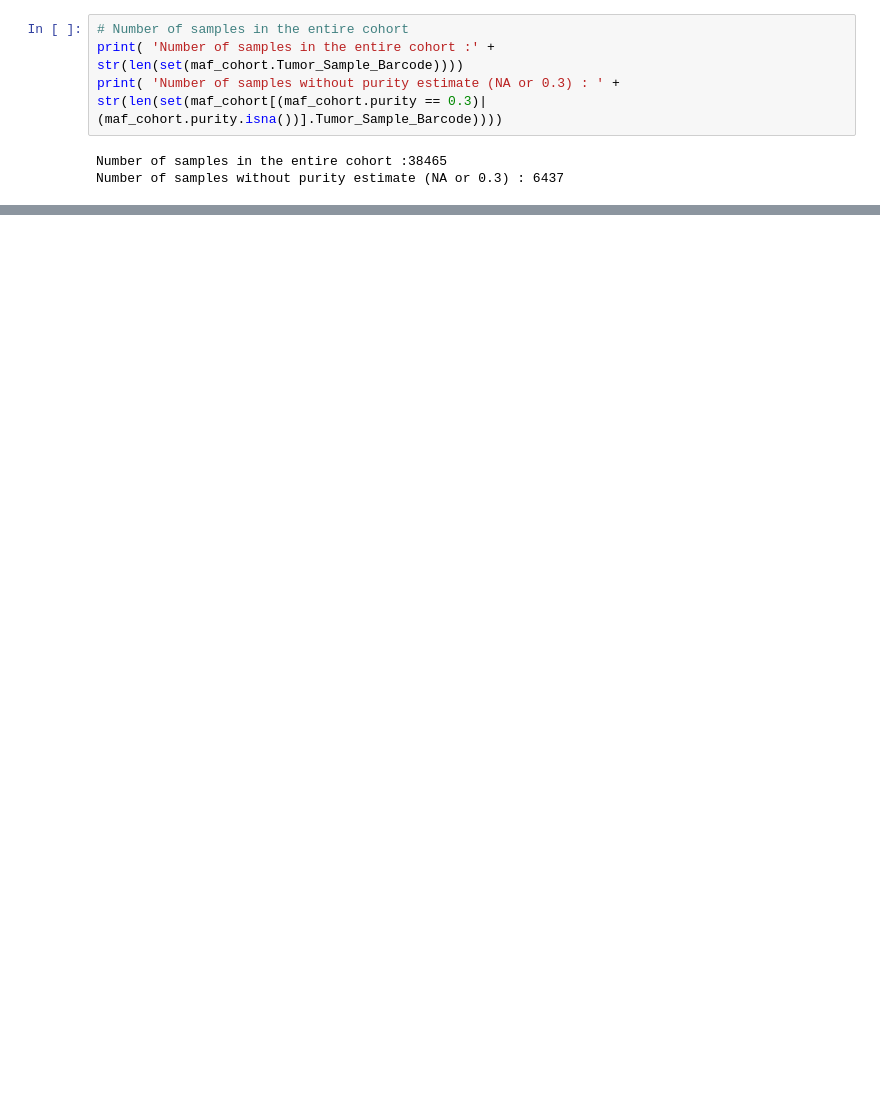
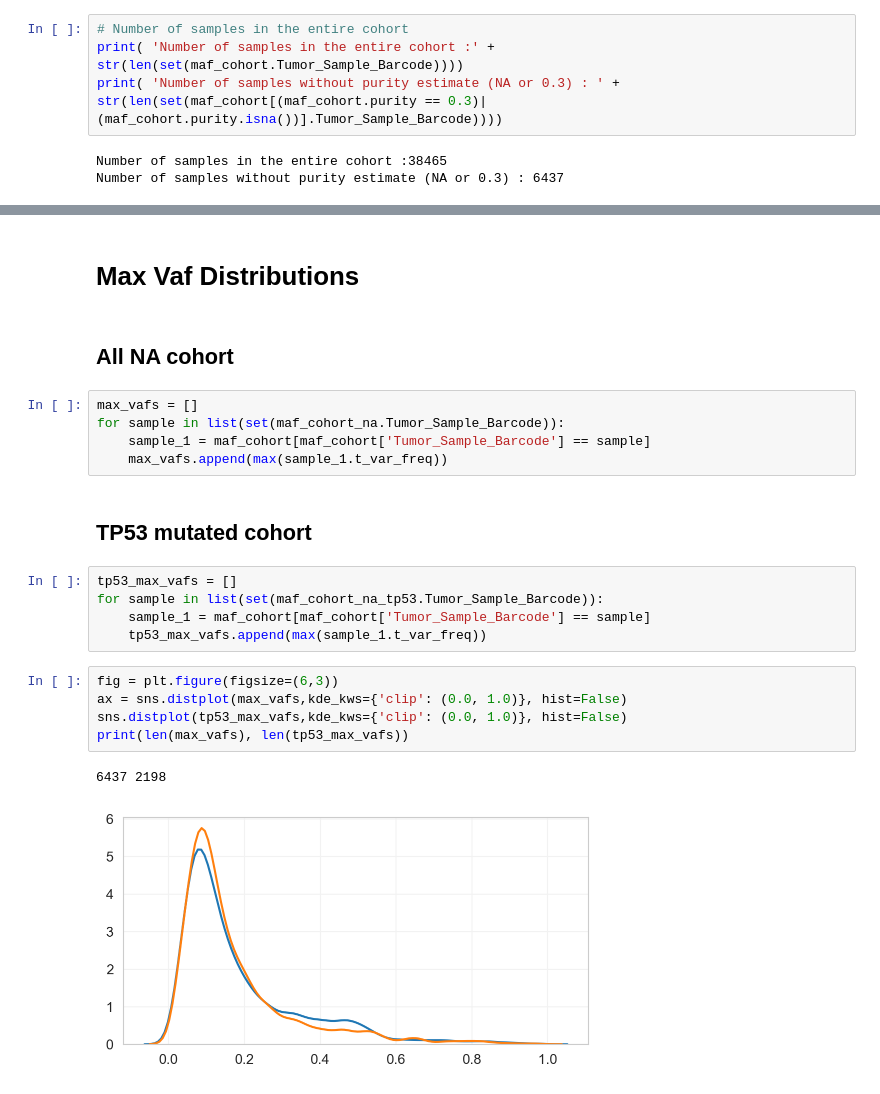
Before and after one commit to emilecohen/mskimpact_tp53_exploration, a Jupyter notebook: analysis/dataframe_generation/missing_samples_analysis/missing_samples_discovery.ipynb, the cells around one changed output, grey strips where cells are left out. Saved outputs shown, nothing was run; the diff lists cells and outputs as text; blank space fills up the shorter version.

```diff
--- a/analysis/dataframe_generation/missing_samples_analysis/missing_samples_discovery.ipynb
+++ b/analysis/dataframe_generation/missing_samples_analysis/missing_samples_discovery.ipynb
@@ -81,0 +76,24 @@ Number of NA purity samples with a TP53 mutation and vaf>0.15: 427
+# %% [markdown]
+# Max Vaf Distributions
+# %% [markdown]
+## All NA cohort
+# %%
+max_vafs = []
+for sample in list(set(maf_cohort_na.Tumor_Sample_Barcode)):
+    sample_1 = maf_cohort[maf_cohort['Tumor_Sample_Barcode'] == sample]
+    max_vafs.append(max(sample_1.t_var_freq))
+# %% [markdown]
+## TP53 mutated cohort
+# %%
+tp53_max_vafs = []
+for sample in list(set(maf_cohort_na_tp53.Tumor_Sample_Barcode)):
+    sample_1 = maf_cohort[maf_cohort['Tumor_Sample_Barcode'] == sample]
+    tp53_max_vafs.append(max(sample_1.t_var_freq))
+# %%
+fig = plt.figure(figsize=(6,3))
+ax = sns.distplot(max_vafs,kde_kws={'clip': (0.0, 1.0)}, hist=False)
+sns.distplot(tp53_max_vafs,kde_kws={'clip': (0.0, 1.0)}, hist=False)
+print(len(max_vafs), len(tp53_max_vafs))
+# %% [output]
+6437 2198
+[figure, added]
```
Also changed, not shown: parts of 10 cells of this notebook, 1 other file.
